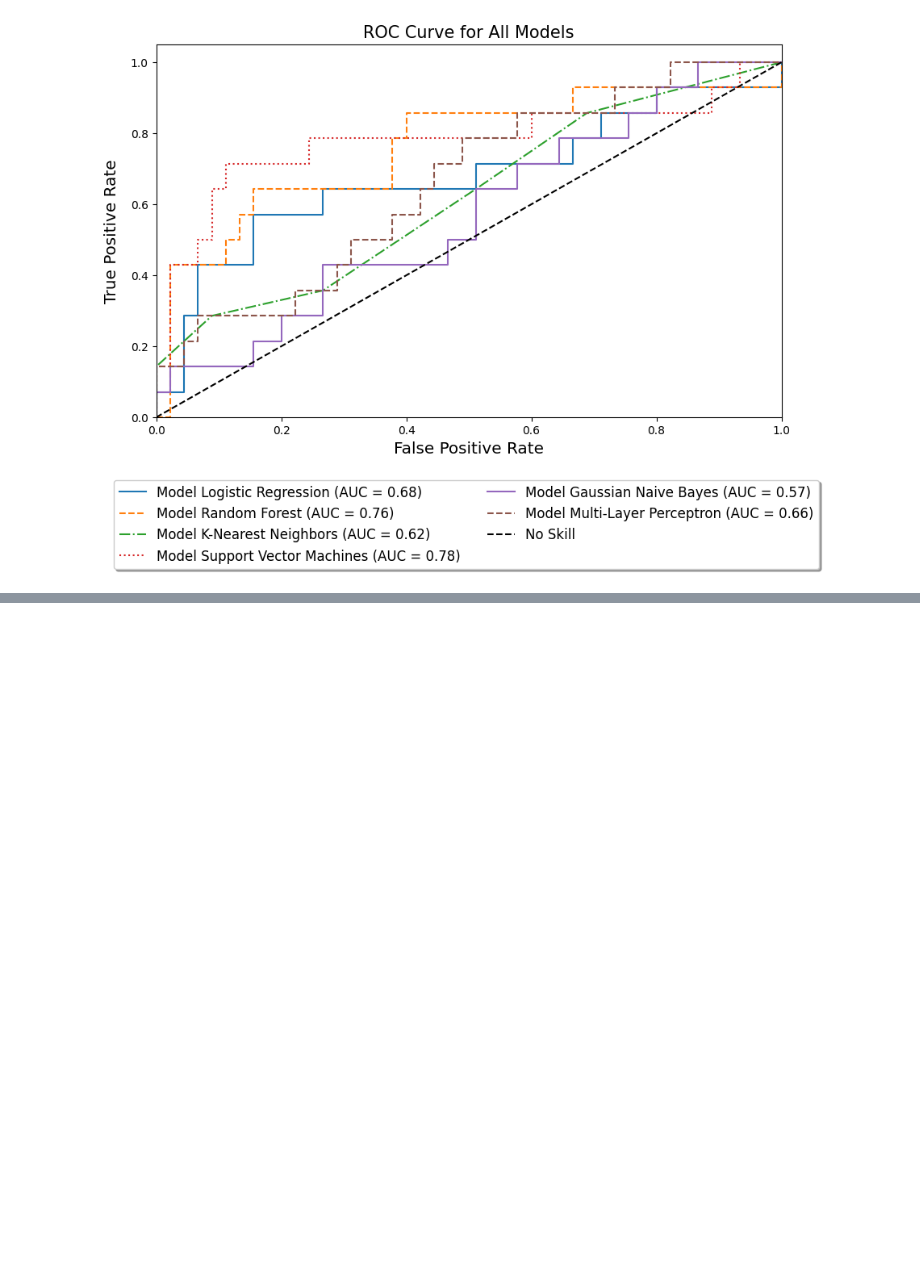
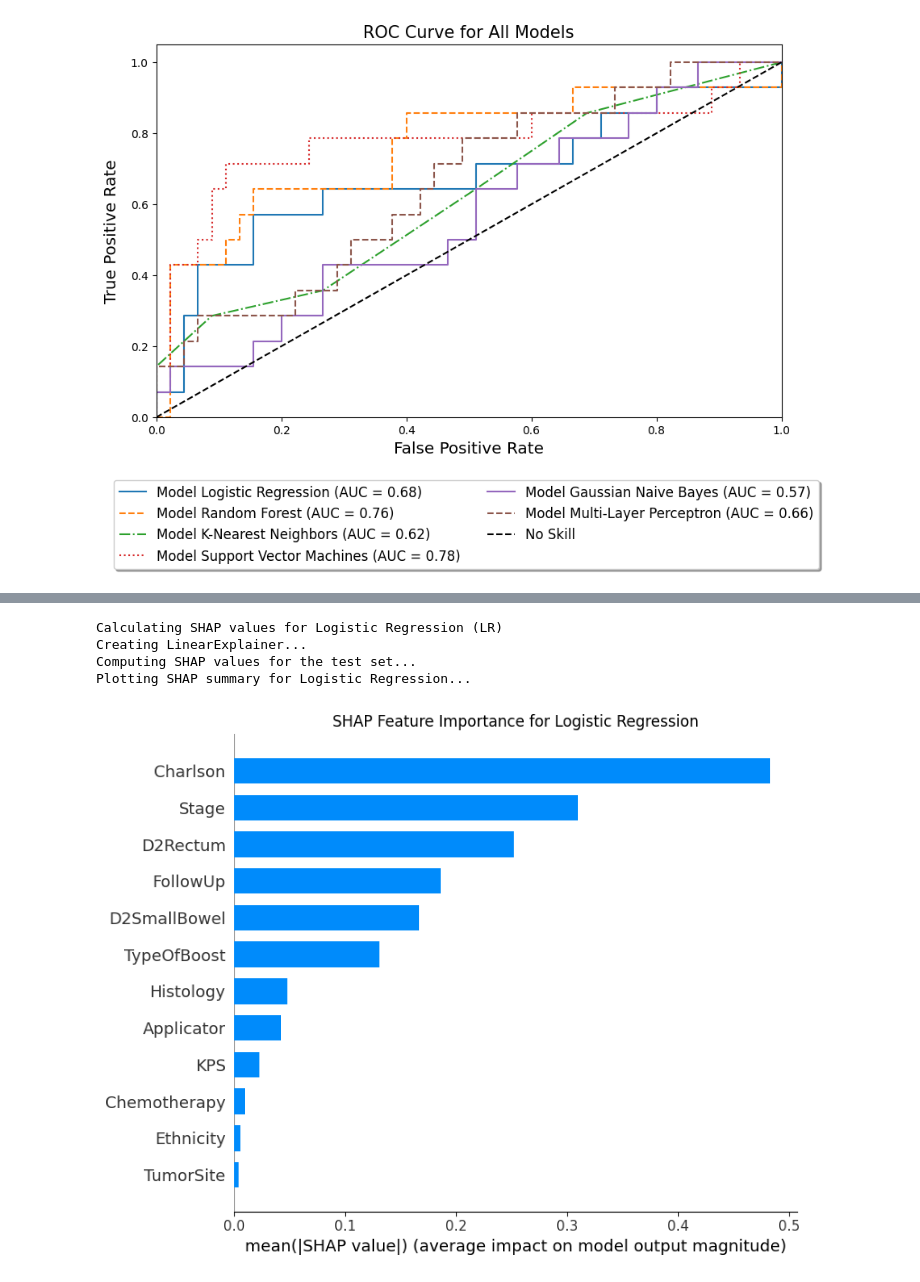
Before and after one commit to AndresPB95/ML-Model-Gynecological-HDR-G3Plus-Toxicities, a Jupyter notebook: toxPred_G3Plus_HDR_GYN_code_wCI95_Final.ipynb, the cells around one changed output, grey strips where cells are left out. Drawn from its saved outputs; the diff is of its cells as text; code cells hidden in the pictures; blank space fills up the shorter version.

```diff
--- a/toxPred_G3Plus_HDR_GYN_code_wCI95_Final.ipynb
+++ b/toxPred_G3Plus_HDR_GYN_code_wCI95_Final.ipynb
@@ -993,0 +1089,52 @@ plt.show()
+# %%
+import shap
+import matplotlib.pyplot as plt
+import numpy as np
+
+for i, (sfsItem, model) in enumerate(zip(SFSList, grids)):
+    model_name = grid_dict[i]
+    if model_name != "Logistic Regression":
+        continue  # Skip models that are not Logistic Regression
+
+    print(f"\nCalculating SHAP values for {model_name} (LR)")
+
+    # Determine the selected features based on Sequential Feature Selection
+    if sfsItem == sfsLR:
+        selected_feature_indices = list(sfsItem.k_feature_idx_)
+        X_train_selected = X_imputed_train_final.iloc[:, selected_feature_indices]
+        X_test_selected = X_imputed_test_df.iloc[:, selected_feature_indices]
+
+    # Access the trained Logistic Regression model within the pipeline
+    lr_model = model.best_estimator_.named_steps['lr2']
+
+    # Use LinearExplainer for Logistic Regression
+    print("Creating LinearExplainer...")
+    explainer = shap.LinearExplainer(lr_model, X_train_selected)
+
+    # Compute SHAP values for the test set
+    print("Computing SHAP values for the test set...")
+    shap_values = explainer.shap_values(X_test_selected)
+
+    # Since it's binary classification, shap_values is an array
+    shap_values_to_plot = shap_values
+
+    # Plot SHAP summary plot
+    print(f"Plotting SHAP summary for {model_name}...")
+    plt.figure(figsize=(10, 6))
+    shap.summary_plot(
+        shap_values_to_plot,
+        X_test_selected,
+        feature_names=X_test_selected.columns,
+        plot_type='bar',
+        max_display=30,
+        show=False
+    )
+    plt.title(f"SHAP Feature Importance for {model_name}")
+    plt.tight_layout()
+    plt.show()
+# %% [output]
+Calculating SHAP values for Logistic Regression (LR)
+Creating LinearExplainer...
+Computing SHAP values for the test set...
+Plotting SHAP summary for Logistic Regression...
+[figure, added]
```
Also changed, not shown: parts of 5 cells of this notebook.
